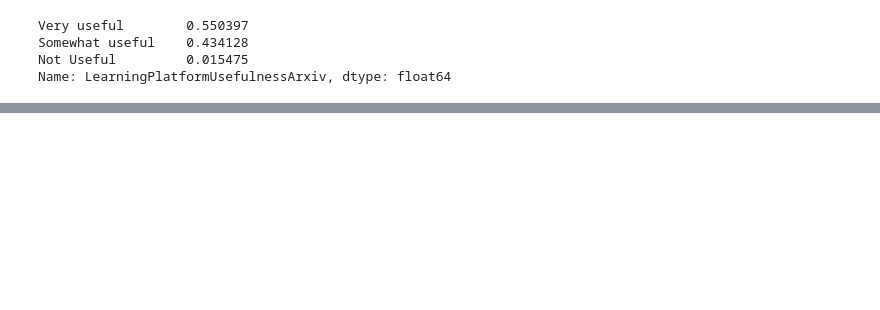
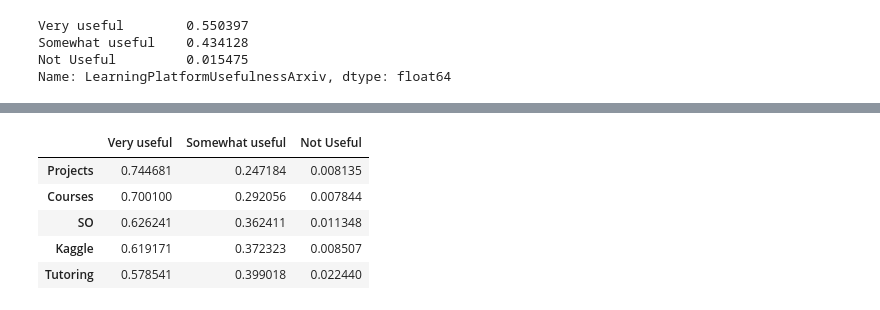
Before and after one commit to byulrim/KaggleExercise, a Jupyter notebook: kaggle_survey_2017_02.ipynb, the cells around one changed output, grey strips where cells are left out. Saved outputs shown, nothing was run; the diff lists cells and outputs as text; code cells hidden in the pictures; blank space fills up the shorter version.

```diff
--- a/kaggle_survey_2017_02.ipynb
+++ b/kaggle_survey_2017_02.ipynb
@@ -447,0 +358,10 @@ YouTube
+# %%
+usefulness_rate_df = pd.DataFrame(usefulness_rate_dict).transpose().sort_values("Very useful", ascending=False).sort_index(axis=1, ascending=False)
+usefulness_rate_df.head()
+# %% [output]
+|  | Very useful | Somewhat useful | Not Useful |
+| Projects | 0.744681 | 0.247184 | 0.008135 |
+| Courses | 0.700100 | 0.292056 | 0.007844 |
+| SO | 0.626241 | 0.362411 | 0.011348 |
+| Kaggle | 0.619171 | 0.372323 | 0.008507 |
+| Tutoring | 0.578541 | 0.399018 | 0.022440 |
```
Also changed, not shown: parts of 15 cells of this notebook.
